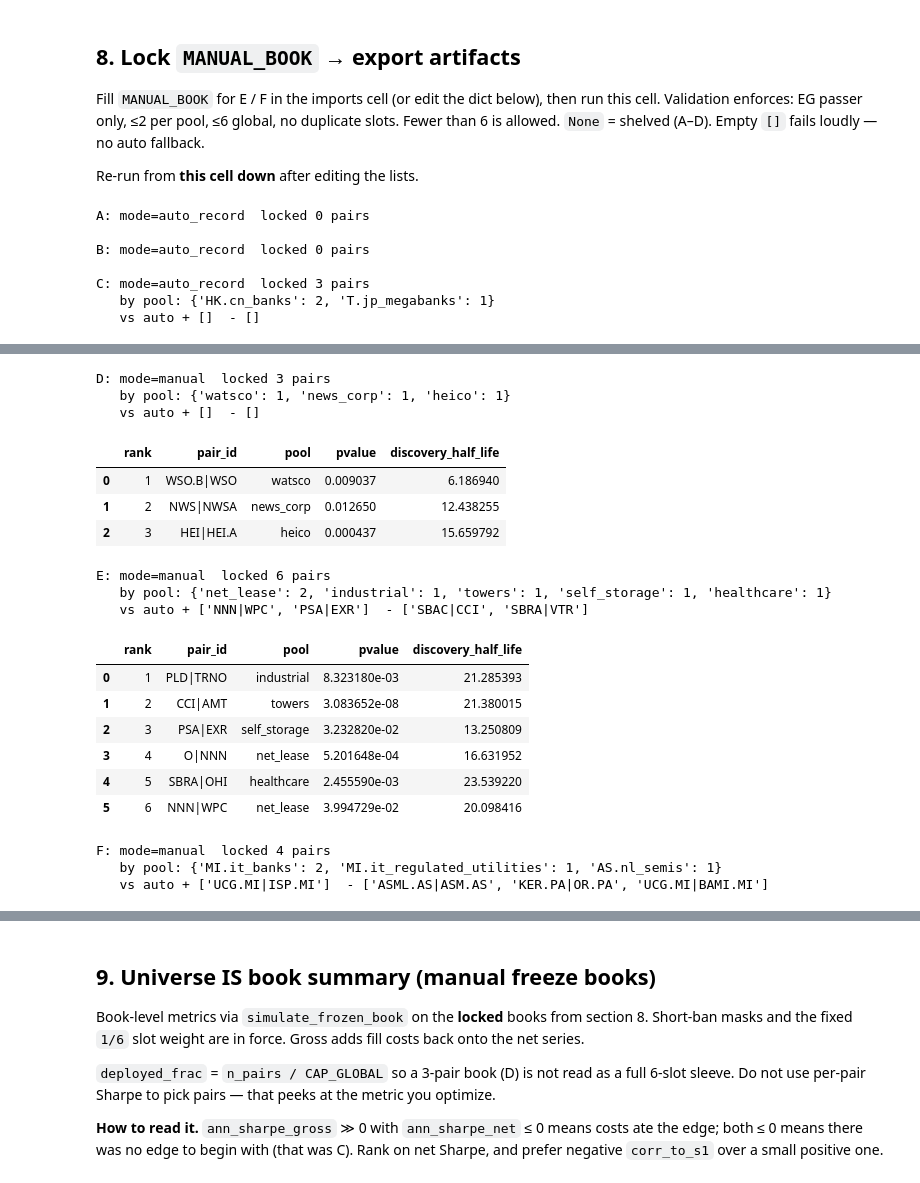
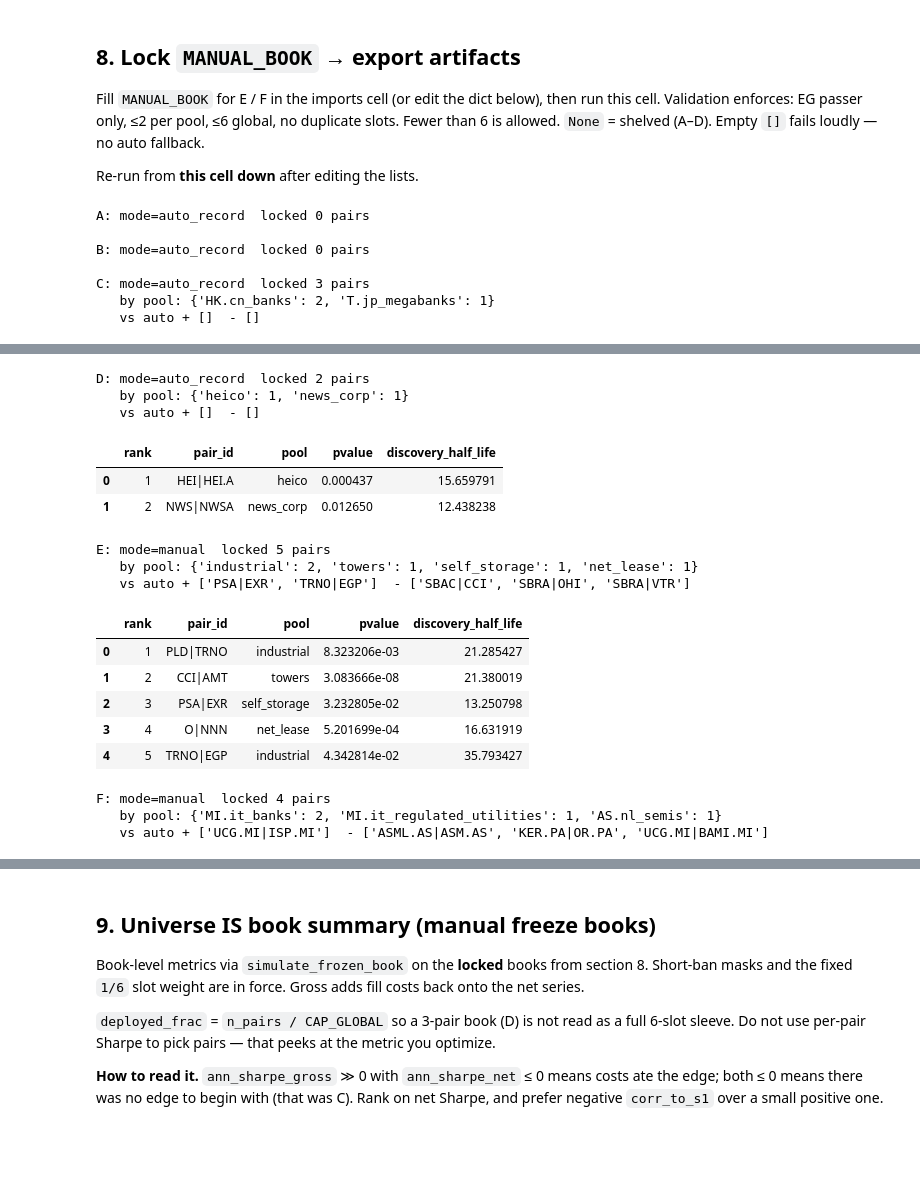
Before and after one commit to charlievellacott/trading_portfolio, a Jupyter notebook: 02_research/s2_coint/notebooks/hypothesis_tests/H-001_universes.ipynb, the cells around one changed output, grey strips where cells are left out. Cells and saved outputs as stored; diff of their text form; code cells hidden in the pictures; blank space fills up the shorter version.

```diff
--- a/02_research/s2_coint/notebooks/hypothesis_tests/H-001_universes.ipynb
+++ b/02_research/s2_coint/notebooks/hypothesis_tests/H-001_universes.ipynb
@@ -786,8 +843,8 @@ MANUAL_BOOK["E"] = [
     "CCI|AMT",
     "PSA|EXR",
     "O|NNN",
-    "SBRA|OHI",
-    "NNN|WPC",
+    "TRNO|EGP",
+    # "SBAC|CCI" # good but -ve sharpe means may want rejecting
 ]
 MANUAL_BOOK["F"] = [
     "SRG.MI|TRN.MI",
@@ -856,20 +913,18 @@ C: mode=auto_record  locked 3 pairs
-D: mode=manual  locked 3 pairs
-   by pool: {'watsco': 1, 'news_corp': 1, 'heico': 1}
+D: mode=auto_record  locked 2 pairs
+   by pool: {'heico': 1, 'news_corp': 1}
    vs auto + []  - []
 |  | rank | pair_id | pool | pvalue | discovery_half_life |
-| 0 | 1 | WSO.B|WSO | watsco | 0.009037 | 6.186940 |
-| 1 | 2 | NWS|NWSA | news_corp | 0.012650 | 12.438255 |
-| 2 | 3 | HEI|HEI.A | heico | 0.000437 | 15.659792 |
+| 0 | 1 | HEI|HEI.A | heico | 0.000437 | 15.659791 |
+| 1 | 2 | NWS|NWSA | news_corp | 0.012650 | 12.438238 |
-E: mode=manual  locked 6 pairs
-   by pool: {'net_lease': 2, 'industrial': 1, 'towers': 1, 'self_storage': 1, 'healthcare': 1}
-   vs auto + ['NNN|WPC', 'PSA|EXR']  - ['SBAC|CCI', 'SBRA|VTR']
+E: mode=manual  locked 5 pairs
+   by pool: {'industrial': 2, 'towers': 1, 'self_storage': 1, 'net_lease': 1}
+   vs auto + ['PSA|EXR', 'TRNO|EGP']  - ['SBAC|CCI', 'SBRA|OHI', 'SBRA|VTR']
 |  | rank | pair_id | pool | pvalue | discovery_half_life |
-| 0 | 1 | PLD|TRNO | industrial | 8.323180e-03 | 21.285393 |
-| 1 | 2 | CCI|AMT | towers | 3.083652e-08 | 21.380015 |
-| 2 | 3 | PSA|EXR | self_storage | 3.232820e-02 | 13.250809 |
-| 3 | 4 | O|NNN | net_lease | 5.201648e-04 | 16.631952 |
-| 4 | 5 | SBRA|OHI | healthcare | 2.455590e-03 | 23.539220 |
-| 5 | 6 | NNN|WPC | net_lease | 3.994729e-02 | 20.098416 |
+| 0 | 1 | PLD|TRNO | industrial | 8.323206e-03 | 21.285427 |
+| 1 | 2 | CCI|AMT | towers | 3.083666e-08 | 21.380019 |
+| 2 | 3 | PSA|EXR | self_storage | 3.232805e-02 | 13.250798 |
+| 3 | 4 | O|NNN | net_lease | 5.201699e-04 | 16.631919 |
+| 4 | 5 | TRNO|EGP | industrial | 4.342814e-02 | 35.793427 |
 F: mode=manual  locked 4 pairs
    by pool: {'MI.it_banks': 2, 'MI.it_regulated_utilities': 1, 'AS.nl_semis': 1}
    vs auto + ['UCG.MI|ISP.MI']  - ['ASML.AS|ASM.AS', 'KER.PA|OR.PA', 'UCG.MI|BAMI.MI']
```
Also changed, not shown: parts of 11 cells of this notebook, 57 other files.
